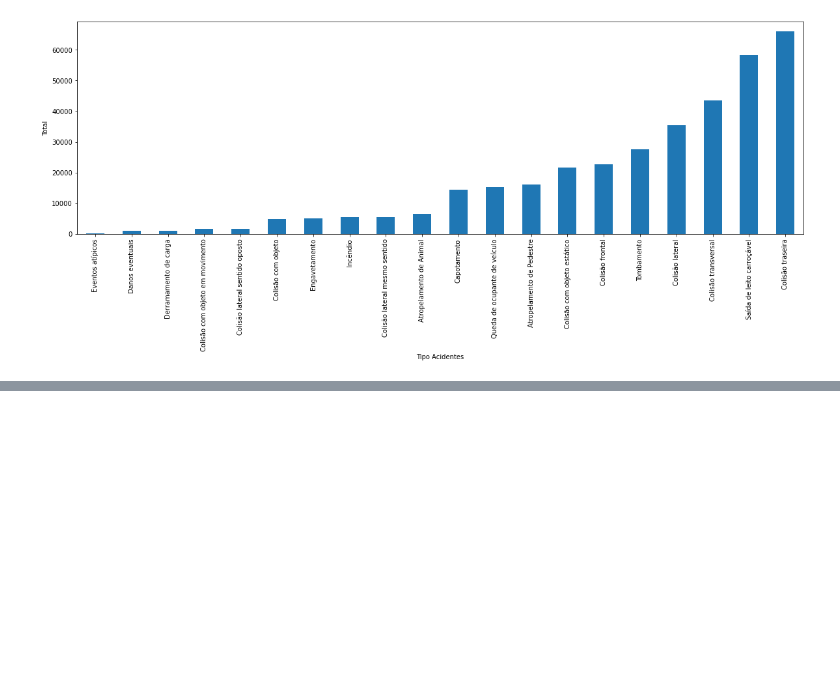
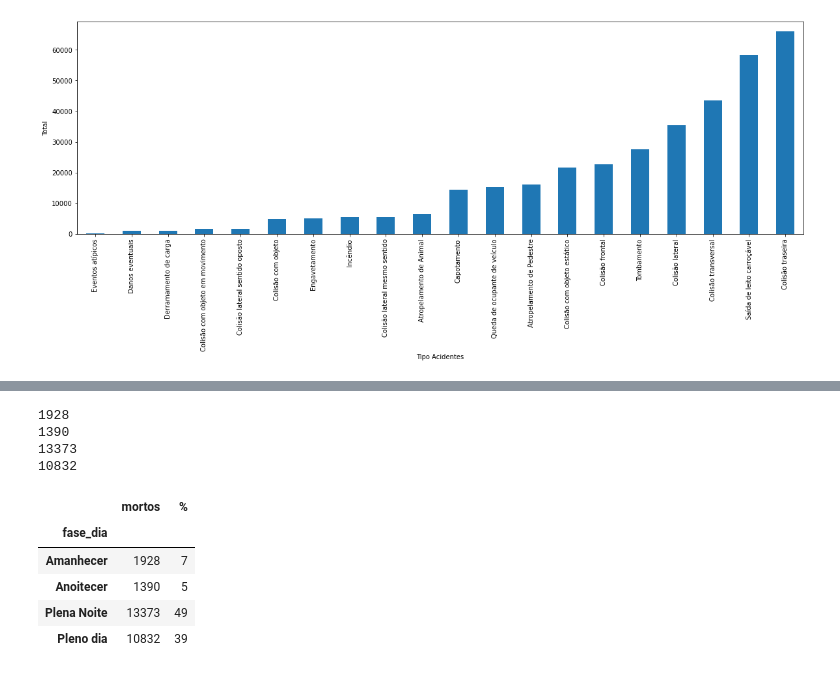
Before and after one commit to evelinemg/projetofinal, a Jupyter notebook: PandasTransformacao.ipynb, the cells around one changed output, grey strips where cells are left out. Cells and saved outputs as stored; diff of their text form; code cells hidden in the pictures; blank space fills up the shorter version.

```diff
--- a/PandasTransformacao.ipynb
+++ b/PandasTransformacao.ipynb
@@ -272,0 +312,21 @@ df1.groupby('tipo_acidente').id.count().sort_values().plot(kind='bar', figsize=(
+# %%
+a=pd.DataFrame(df1.groupby('fase_dia').mortos.sum())
+total=df1.mortos.sum()
+lista=[]
+a
+for i in a.mortos:
+    print(i)
+    lista.append(i/total*100)
+a['%']=lista
+a
+# %% [output]
+1928
+1390
+13373
+10832
+|  | mortos | % |
+| fase_dia |  |  |
+| Amanhecer | 1928 | 7 |
+| Anoitecer | 1390 | 5 |
+| Plena Noite | 13373 | 49 |
+| Pleno dia | 10832 | 39 |
```
Also changed, not shown: parts of 6 cells of this notebook.
